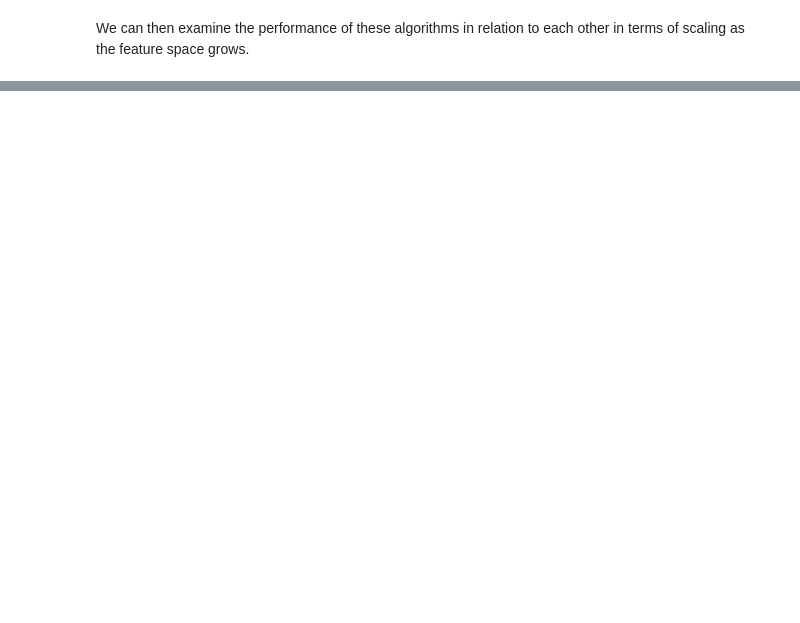
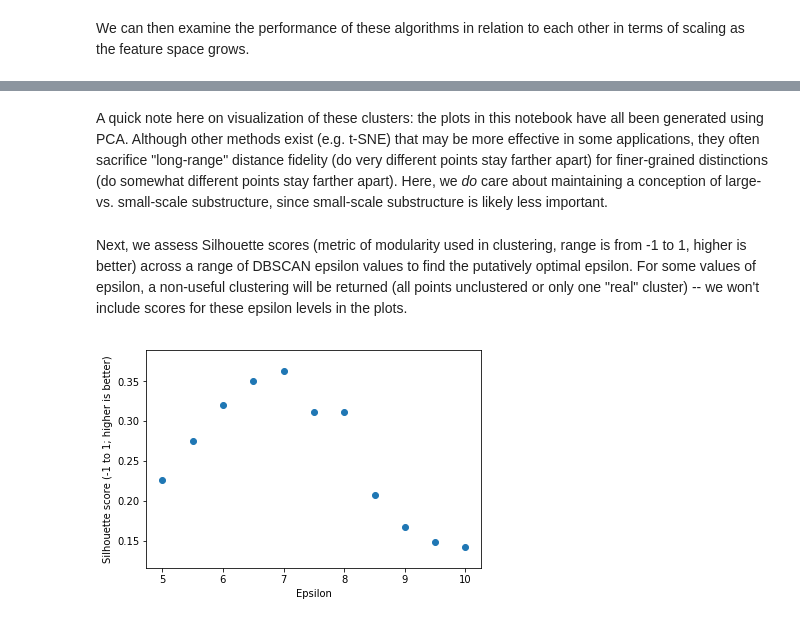
Before and after one commit to seanharr11/phytebyte, a Jupyter notebook: notebooks/clustering_methods.ipynb, the cells around one changed output, grey strips where cells are left out. Drawn from its saved outputs; the diff is of its cells as text; code cells hidden in the pictures; blank space fills up the shorter version.

```diff
--- a/notebooks/clustering_methods.ipynb
+++ b/notebooks/clustering_methods.ipynb
@@ -123,0 +176,34 @@ Outstanding questions:
+# %% [markdown]
+A quick note here on visualization of these clusters: the plots in this notebook have all been generated using PCA. Although other methods exist (e.g. t-SNE) that may be more effective in some applications, they often sacrifice "long-range" distance fidelity (do very different points stay farther apart) for finer-grained distinctions (do somewhat different points stay farther apart). Here, we *do* care about maintaining a conception of large- vs. small-scale substructure, since small-scale substructure is likely less important.
+# %% [markdown]
+Next, we assess Silhouette scores (metric of modularity used in clustering, range is from -1 to 1, higher is better) across a range of DBSCAN epsilon values to find the putatively optimal epsilon. For some values of epsilon, a non-useful clustering will be returned (all points unclustered or only one "real" cluster) -- we won't include scores for these epsilon levels in the plots.
+# %%
+from sklearn.cluster import DBSCAN
+from sklearn.metrics import silhouette_score as ss
+
+# def get_ss(eps, data):
+#     unique_data = np.unique(data, axis=0)
+#     cluster_fit = DBSCAN(eps=eps).fit(unique_data)
+#     real_clusters = cluster_fit.labels_ != -1
+#     if all(real_clusters==False):  # No clustering was accomplished
+#         return None
+#     cluster_options = np.unique(cluster_fit.labels_[real_clusters])
+#     if len(cluster_options) == 1:  # Number of "real" clusters must be >1 for SS to make sense
+#         return None
+#     return ss(unique_data[real_clusters], cluster_fit.labels_[real_clusters])
+
+def get_ss(eps, data):
+    unique_data = np.unique(data, axis=0)
+    cluster_fit = DBSCAN(eps=eps).fit(unique_data)
+    if len(np.unique(cluster_fit.labels_)) == 1:  # Only a single cluster
+        return None
+    return ss(unique_data, cluster_fit.labels_)
+
+eps_seq = np.arange(5, 15, 0.5)
+hmgcr_ss_seq = [get_ss(e, hmgcr_data) for e in eps_seq]
+plt.scatter(x=eps_seq, y=hmgcr_ss_seq)
+plt.xlabel("Epsilon")
+plt.ylabel("Silhouette score (-1 to 1; higher is better)")
+plt.show()
+# %% [output]
+[figure, added]
```
Also changed, not shown: parts of 40 cells of this notebook, 1 other file.
